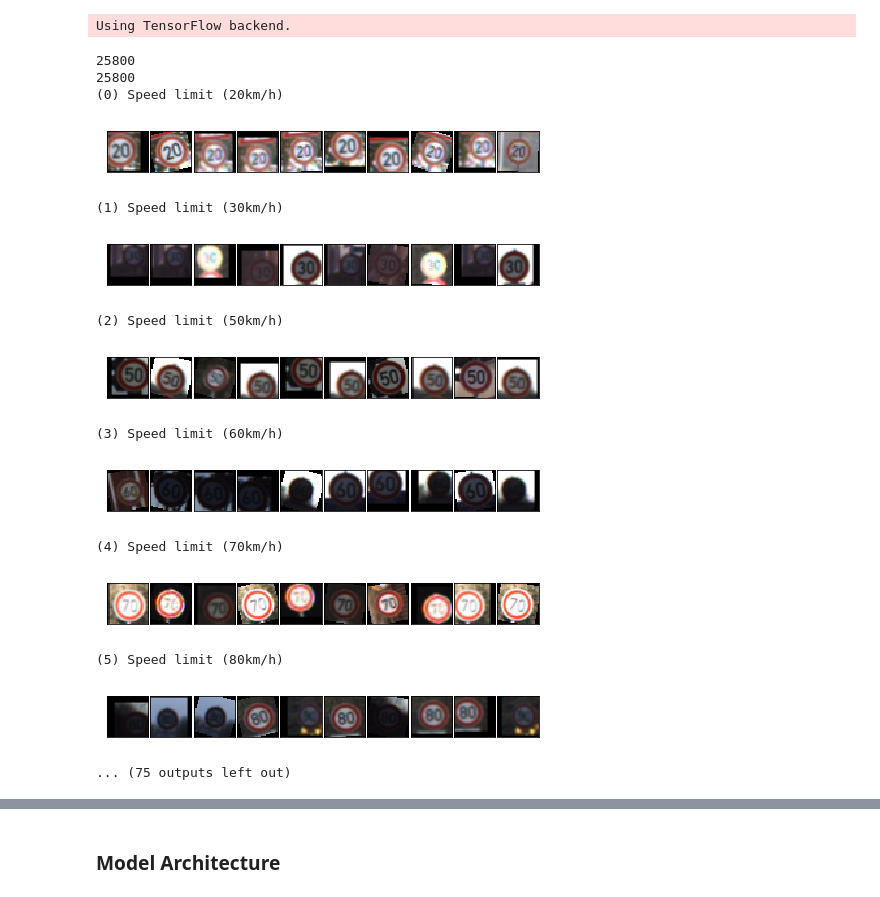
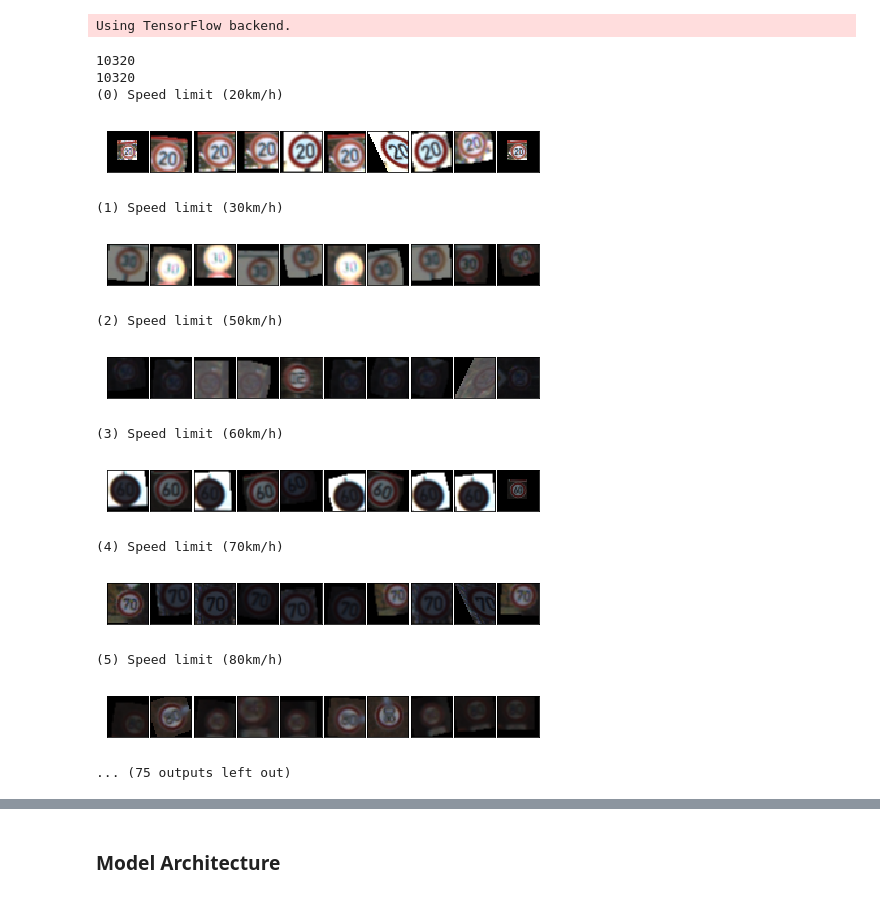
Before and after one commit to sumitkapoor/carnd_traffic_sign_project2, a Jupyter notebook: Traffic_Sign_Classifier.ipynb, the cells around one changed output, grey strips where cells are left out. Saved outputs shown, nothing was run; the diff lists cells and outputs as text; code cells hidden in the pictures.

```diff
--- a/Traffic_Sign_Classifier.ipynb
+++ b/Traffic_Sign_Classifier.ipynb
@@ -300,7 +379,7 @@ y_valid = y_original_valid
 y_test = y_original_test
 
 sample_size = 3
-generation_per_modification = 50
+generation_per_modification = 20
 
 generated = {}
 generated_file = "./data/generated.p"
@@ -368,42 +447,42 @@ for sign in range(43):
 
 X_train = np.concatenate((X_train, X_gen), axis=0)
 y_train = np.concatenate((y_train, y_gen), axis=0)
 
 # pre-process the images to convert the RGB to YUV still keeping depth as 3
 #X_train = np.array([convert_to_yuv(img) for img in X_train])
 #X_valid = np.array([convert_to_yuv(img) for img in X_valid])
 #X_test = np.array([convert_to_yuv(img) for img in X_test])
 
 # normalize the x inputs
 X_train = normalize(X_train)
 X_valid = normalize(X_valid)
 X_test = normalize(X_test)
 
 #X_train = zca_whiten(X_train)
 #X_valid = zca_whiten(X_valid)
 #X_test = zca_whiten(X_test)
 
 print (X_train.shape)
 print (y_train.shape)
 
 assert(len(X_train) == len(y_train))
 
 X_train, y_train = shuffle(X_train, y_train)
 # %% [output]
-25800
-25800
+10320
+10320
 (0) Speed limit (20km/h)
-[figure, old version]
+[figure, new version]
 (1) Speed limit (30km/h)
-[figure, old version]
+[figure, new version]
 (2) Speed limit (50km/h)
-[figure, old version]
+[figure, new version]
 (3) Speed limit (60km/h)
-[figure, old version]
+[figure, new version]
 (4) Speed limit (70km/h)
-[figure, old version]
+[figure, new version]
 (5) Speed limit (80km/h)
-[figure, old version]
+[figure, new version]
 ... (75 outputs left out)
 # %%
 def plot_distribution(y_, set_type):
```
Also changed, not shown: parts of 13 cells of this notebook.
